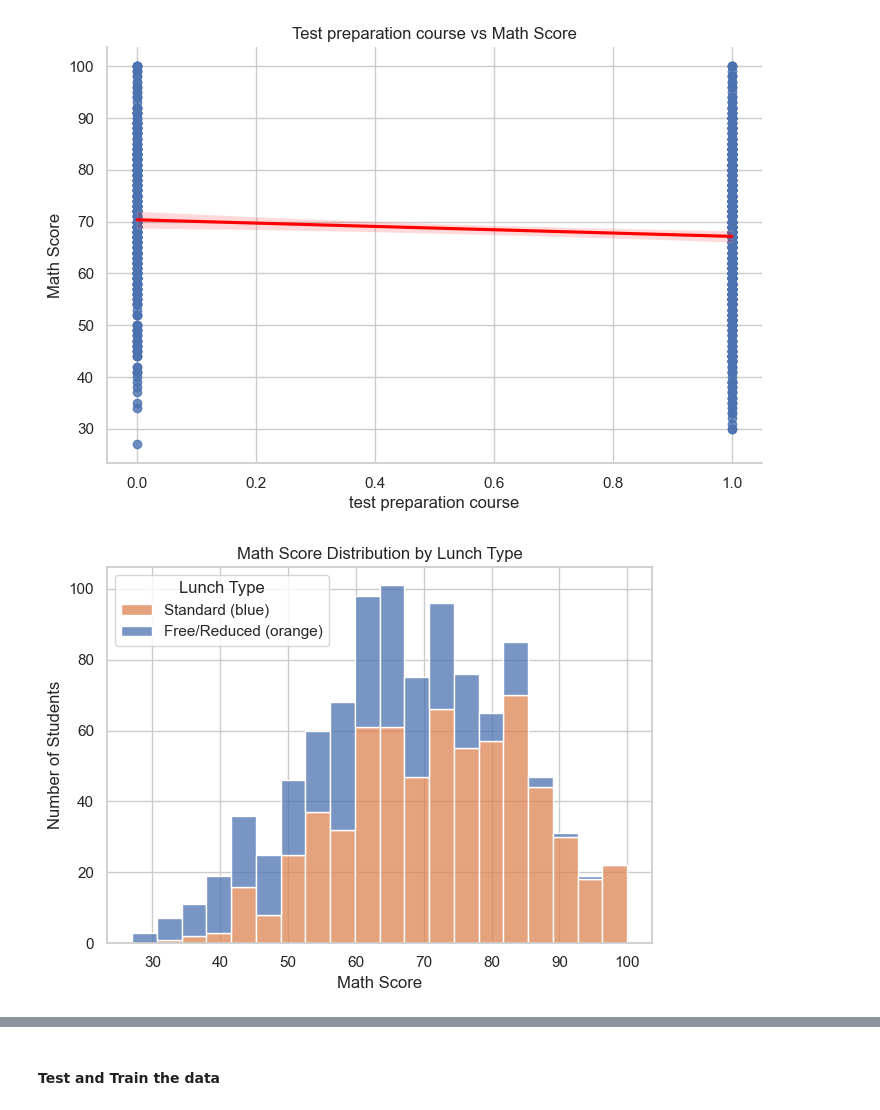
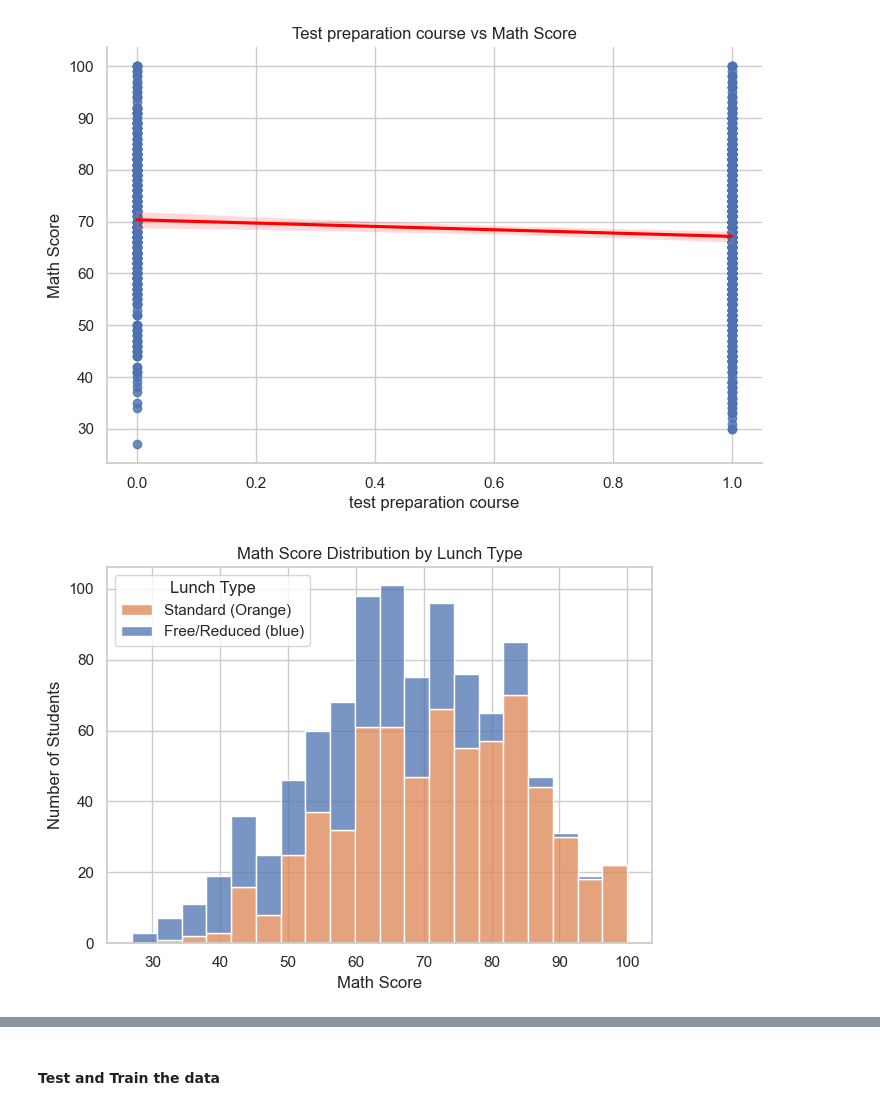
Before and after one commit to jeevaranijeevs07/Student_Performance_Prediction_Project2025LEMS, a Jupyter notebook: DSML_COURSE/Final__project_/examss.ipynb, the cells around one changed output, grey strips where cells are left out. Drawn from its saved outputs; the diff is of its cells as text; code cells hidden in the pictures.

```diff
--- a/DSML_COURSE/Final__project_/examss.ipynb
+++ b/DSML_COURSE/Final__project_/examss.ipynb
@@ -376,23 +366,23 @@ plt.show()
 # %% [output]
 [figure]
 # %%
-color_map = {'standard': 'green', 'free/reduced': 'orange'}
+color_map = {'standard': 'Orange', 'free/reduced': 'blue'}
 
 # Plot the histogram with custom colors
 sns.histplot(
     data=df,
     x='math_score',
     hue='lunch',
     bins=20,
     multiple='stack'
 )
 
 # Add labels and legend
 plt.title('Math Score Distribution by Lunch Type')
 plt.xlabel('Math Score')
 plt.ylabel('Number of Students')
-plt.legend(title='Lunch Type', labels=['Standard (blue)', 'Free/Reduced (orange)'])
+plt.legend(title='Lunch Type', labels=['Standard (Orange)', 'Free/Reduced (blue)'])
 plt.tight_layout()
 plt.show()
 # %% [output]
-[figure, old version]
+[figure, new version]
```
Also changed, not shown: parts of 4 cells of this notebook.
